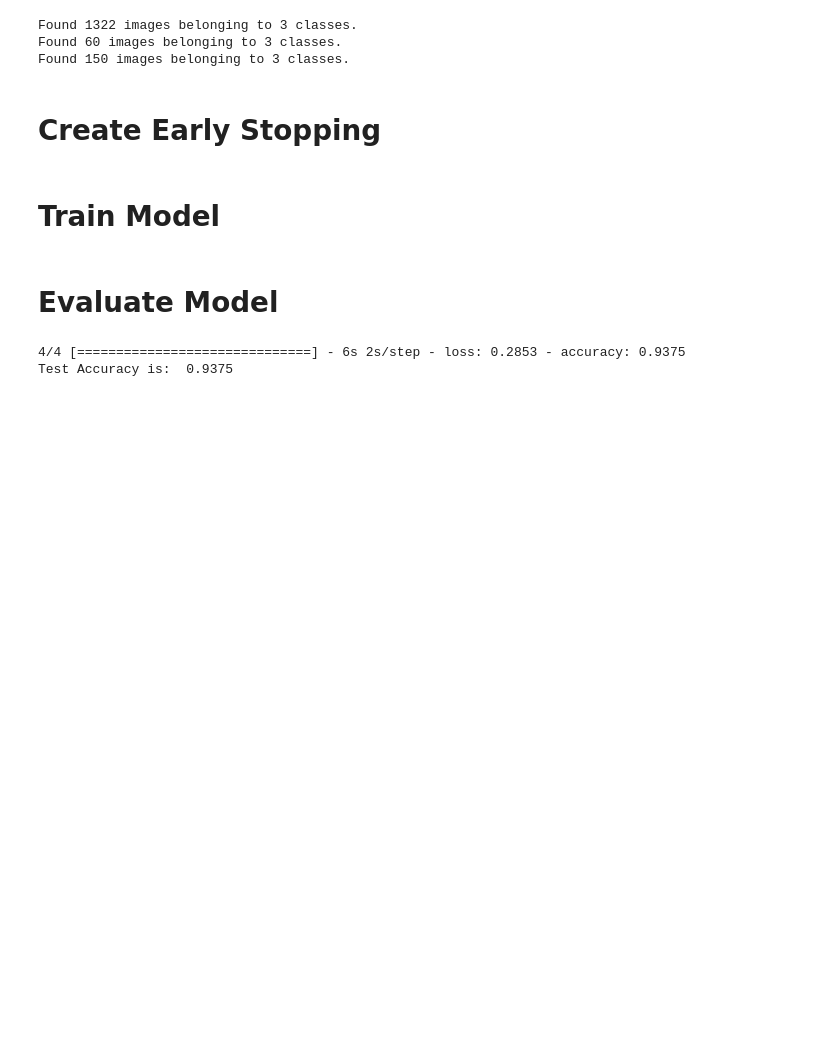
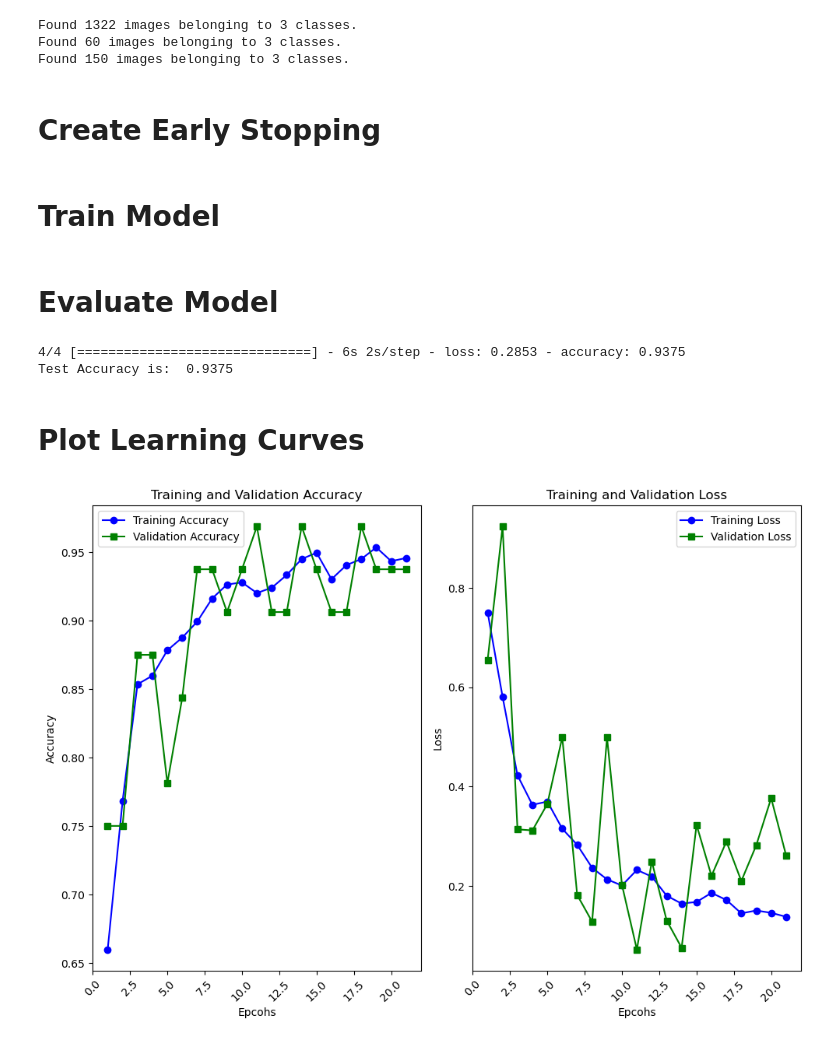
Before and after one commit to MaukanMir/Plant-Disease-Image-Recognition-, a Jupyter notebook: training.ipynb, the cells around one changed output. Cells and saved outputs as stored; diff of their text form; code cells hidden in the pictures; blank space fills up the shorter version.

```diff
--- a/training.ipynb
+++ b/training.ipynb
@@ -128,17 +128,16 @@ def plot_learning_curves(history):
   plt.subplot(1, 2, 1)
   plt.plot(epochs, acc,"bo-", label="Training Accuracy")
   plt.plot(epochs, val_acc,"gs-", label="Validation Accuracy")
-  plt.xlable("Epcohs")
+  plt.xlabel("Epcohs")
   plt.ylabel("Accuracy")
   plt.title("Training and Validation Accuracy")
   plt.xticks(rotation=45)
   plt.legend()
 
-  plt.figure(figsize=(10, 7))
   plt.subplot(1, 2, 2)
   plt.plot(epochs, loss,"bo-", label="Training Loss")
   plt.plot(epochs, val_loss,"gs-", label="Validation Loss")
-  plt.xlable("Epcohs")
+  plt.xlabel("Epcohs")
   plt.ylabel("Loss")
   plt.title("Training and Validation Loss")
   plt.xticks(rotation=45)
@@ -290,3 +289,9 @@ print("Test Accuracy is: ", test_acc)
 # %% [output]
 4/4 [==============================] - 6s 2s/step - loss: 0.2853 - accuracy: 0.9375
 Test Accuracy is:  0.9375
+# %% [markdown]
+# Plot Learning Curves
+# %%
+plot_learning_curves(history)
+# %% [output]
+[figure, added]
```
Also changed, not shown: parts of 1 cell of this notebook.
